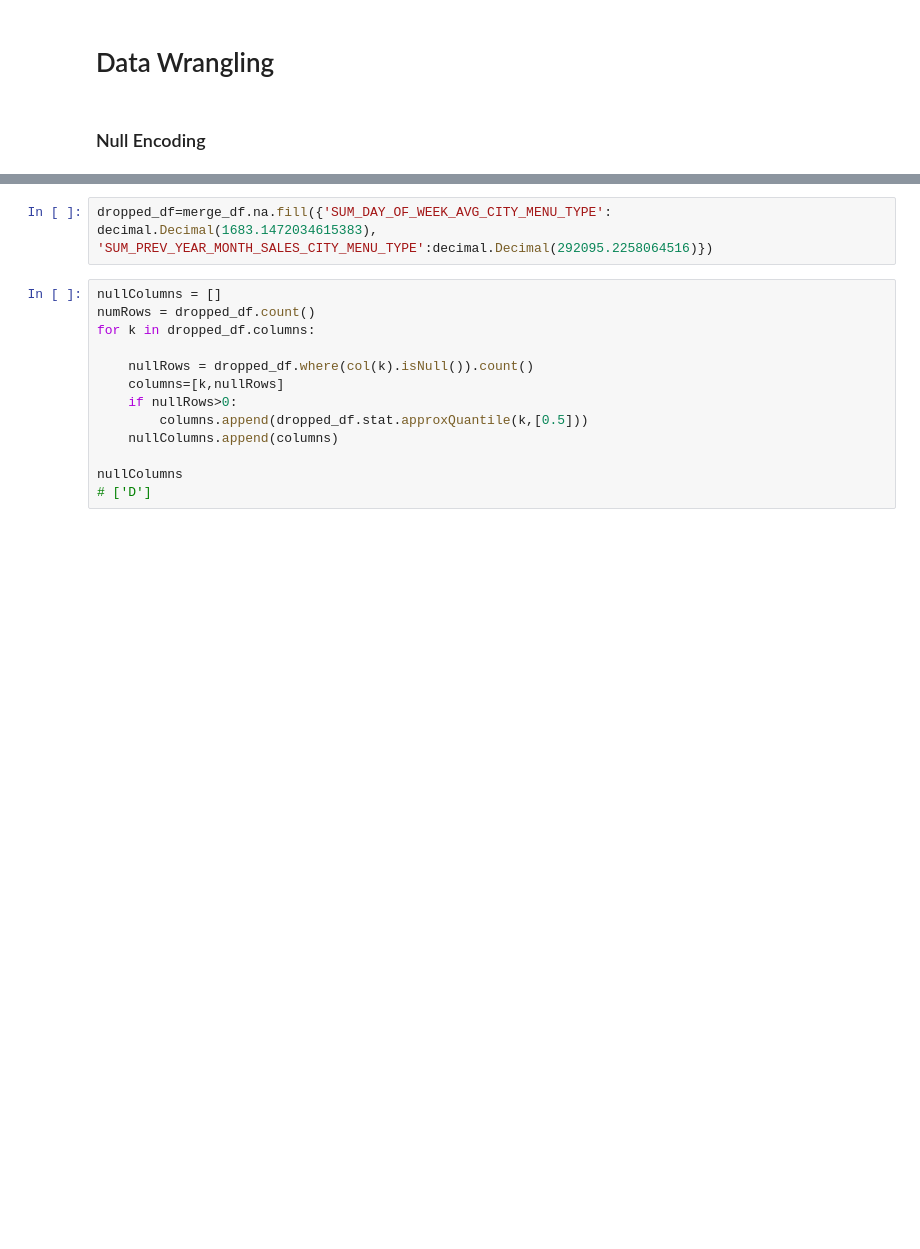
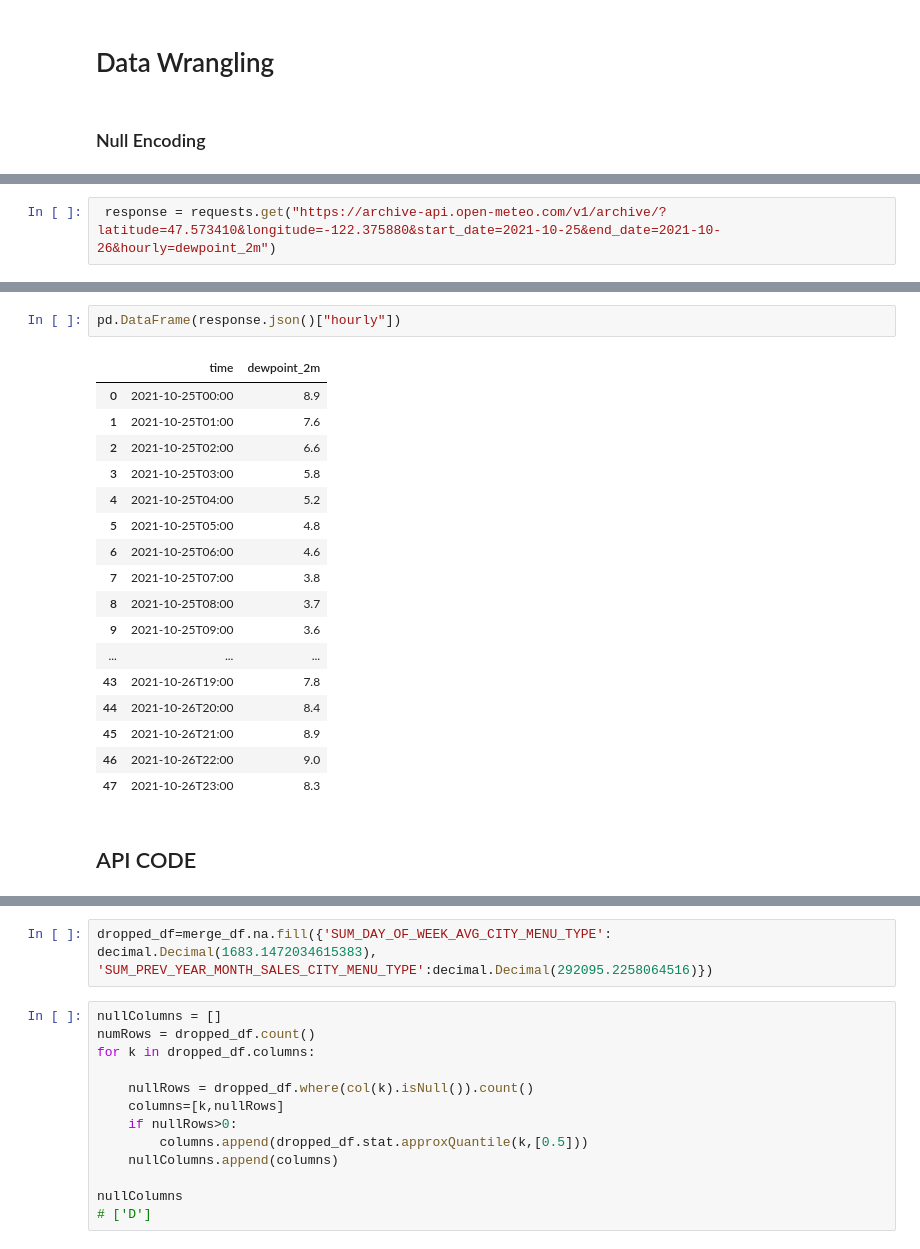
Before and after one commit to jkyxd/ICP_Group3, a Jupyter notebook: ICP Jupyter File.ipynb, the cells around one changed output, grey strips where cells are left out. Saved outputs shown, nothing was run; the diff lists cells and outputs as text; blank space fills up the shorter version.

```diff
--- a/ICP Jupyter File.ipynb
+++ b/ICP Jupyter File.ipynb
@@ -533,0 +597,2 @@ merge_df.show()
+# %%
+ response = requests.get("https://archive-api.open-meteo.com/v1/archive/?latitude=47.573410&longitude=-122.375880&start_date=2021-10-25&end_date=2021-10-26&hourly=dewpoint_2m")
@@ -533,0 +619,22 @@ merge_df.show()
+# %%
+pd.DataFrame(response.json()["hourly"])
+# %% [output]
+|  | time | dewpoint_2m |
+| 0 | 2021-10-25T00:00 | 8.9 |
+| 1 | 2021-10-25T01:00 | 7.6 |
+| 2 | 2021-10-25T02:00 | 6.6 |
+| 3 | 2021-10-25T03:00 | 5.8 |
+| 4 | 2021-10-25T04:00 | 5.2 |
+| 5 | 2021-10-25T05:00 | 4.8 |
+| 6 | 2021-10-25T06:00 | 4.6 |
+| 7 | 2021-10-25T07:00 | 3.8 |
+| 8 | 2021-10-25T08:00 | 3.7 |
+| 9 | 2021-10-25T09:00 | 3.6 |
+| ... | ... | ... |
+| 43 | 2021-10-26T19:00 | 7.8 |
+| 44 | 2021-10-26T20:00 | 8.4 |
+| 45 | 2021-10-26T21:00 | 8.9 |
+| 46 | 2021-10-26T22:00 | 9.0 |
+| 47 | 2021-10-26T23:00 | 8.3 |
+# %% [markdown]
+## API CODE
```
Also changed, not shown: parts of 42 cells of this notebook.
